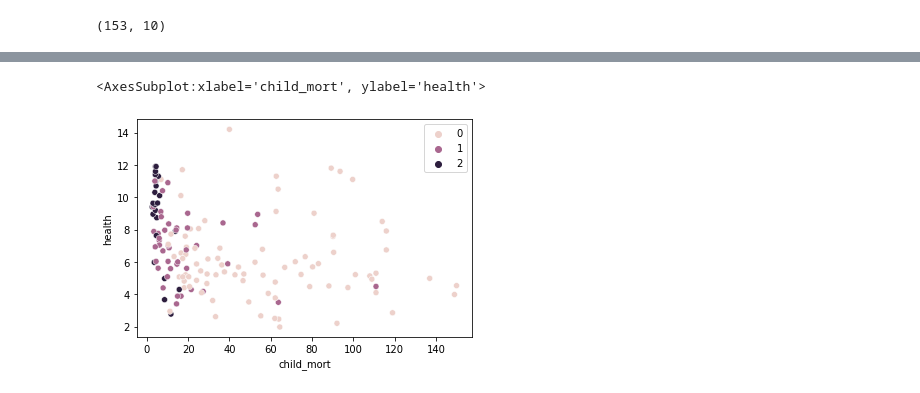
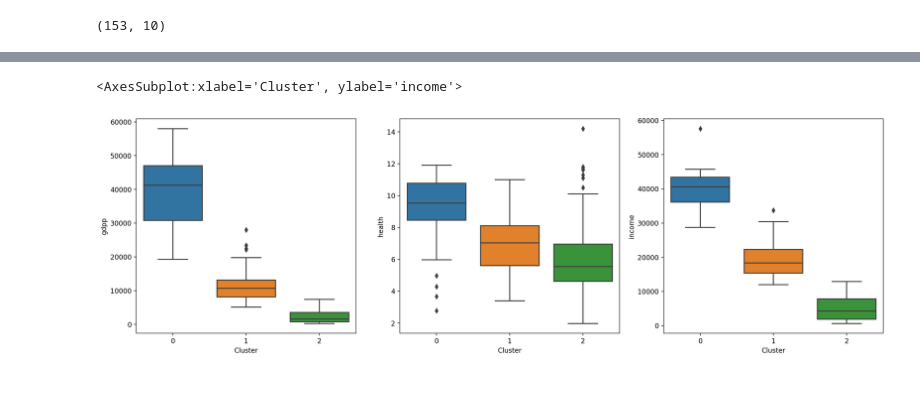
Before and after one commit to divyanshkul/Machine-Learning-Algos, a Jupyter notebook: Week 3 K-Means/KMeans-final.ipynb, the cells around one changed output, grey strips where cells are left out. Cells and saved outputs as stored; diff of their text form; code cells hidden in the pictures.

```diff
--- a/Week 3 K-Means/KMeans-final.ipynb
+++ b/Week 3 K-Means/KMeans-final.ipynb
@@ -281,5 +295,15 @@ sns.boxplot(x=model.labels_, y='gdpp', data=x_data)
-# %%
-sns.scatterplot(x_data.iloc[:, 0], x_data.iloc[:, 2], hue=model.labels_)
-# %% [output]
-<AxesSubplot:xlabel='child_mort', ylabel='health'>
-[figure, removed]
+# %%
+plt.figure(figsize=(20,20), dpi=200)
+
+plt.subplot(3,3,1)
+sns.boxplot(x='Cluster', y='gdpp', data=data_final)
+
+plt.subplot(3,3,2)
+sns.boxplot(x='Cluster', y='health', data=data_final)
+
+
+plt.subplot(3,3,3)
+sns.boxplot(x='Cluster', y='income', data=data_final)
+# %% [output]
+<AxesSubplot:xlabel='Cluster', ylabel='income'>
+[figure, added]
```
Also changed, not shown: parts of 19 cells of this notebook.
